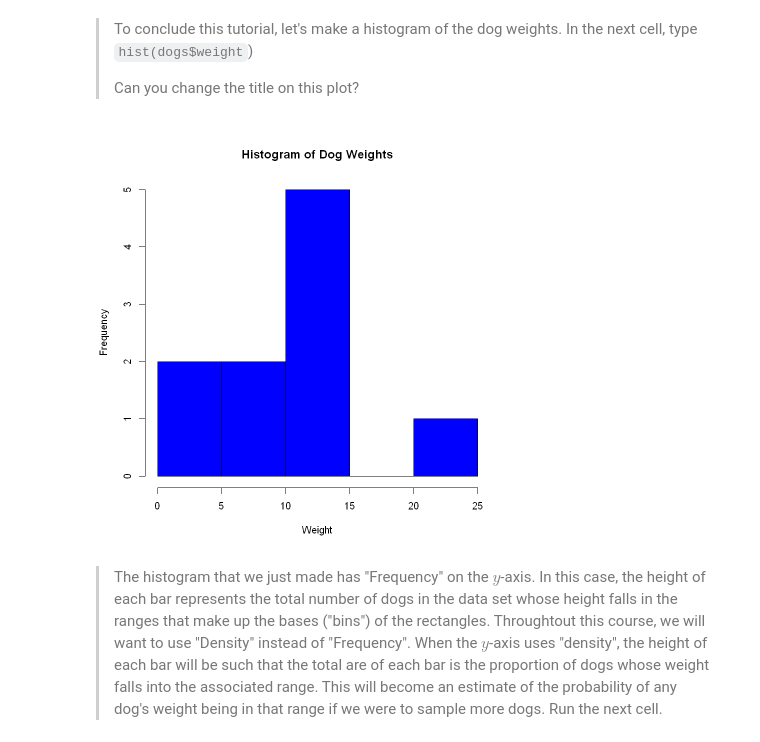
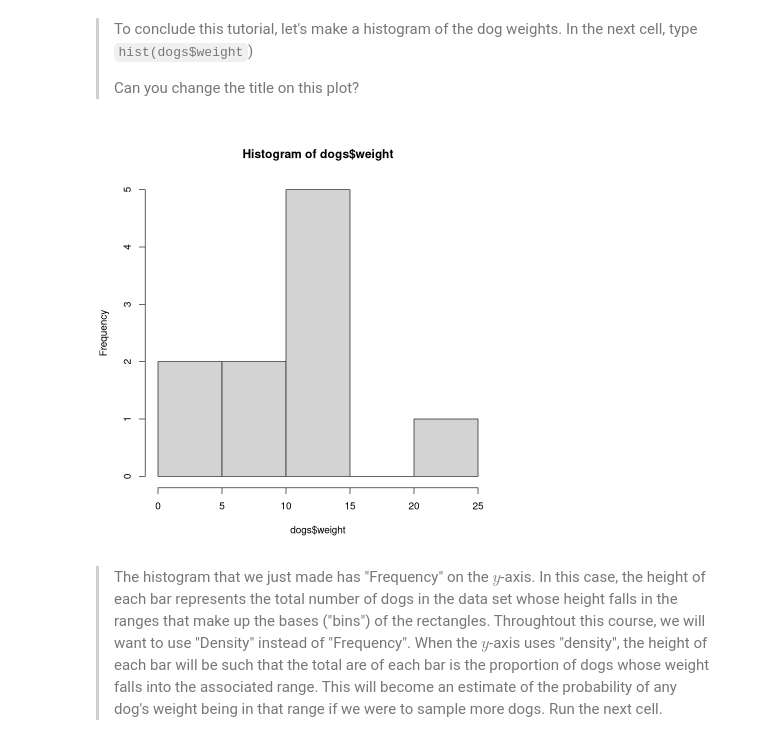
Before and after one commit to gareytwin1/probability-theory, a Jupyter notebook: Week_1/Intro-to-notebooks-and-R.ipynb, the cells around one changed output. Cells and saved outputs as stored; diff of their text form; code cells hidden in the pictures.

```diff
--- a/Week_1/Intro-to-notebooks-and-R.ipynb
+++ b/Week_1/Intro-to-notebooks-and-R.ipynb
@@ -668,10 +654,10 @@ Think about what this line is doing!
 
 Can you change the title on this plot?
 </blockquote>
-# %%
-hist(dogs$weight,main="Histogram of Dog Weights",xlab="Weight",ylab="Frequency",col="blue")
-# %% [output]
-[figure, removed]
+# %%
+hist(dogs$weight)
+# %% [output]
+[figure, added]
 # %% [markdown]
 <blockquote>The histogram that we just made has "Frequency" on the $y$-axis. In this case, the height of each bar represents the total number of dogs in the data set whose height falls in the ranges that make up the bases ("bins") of the rectangles. Throughtout this course, we will want to use "Density" instead of "Frequency". When the $y$-axis uses "density", the height of each bar will be such that the total are of each bar is the proportion of dogs whose weight falls into the associated range. This will become an estimate of the probability of any dog's weight being in that range if we were to sample more dogs. Run the next cell. </blockquote>
 # %%
```
Also changed, not shown: parts of 29 cells of this notebook.
